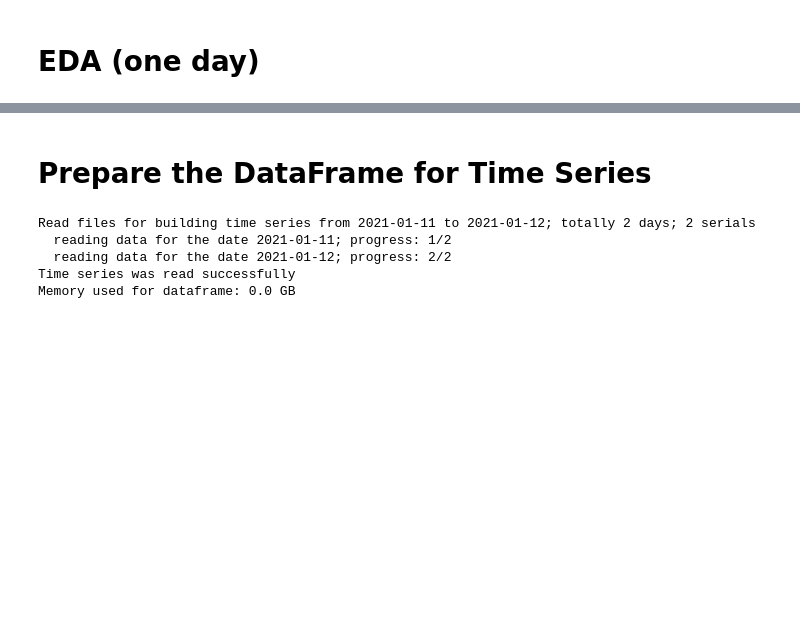
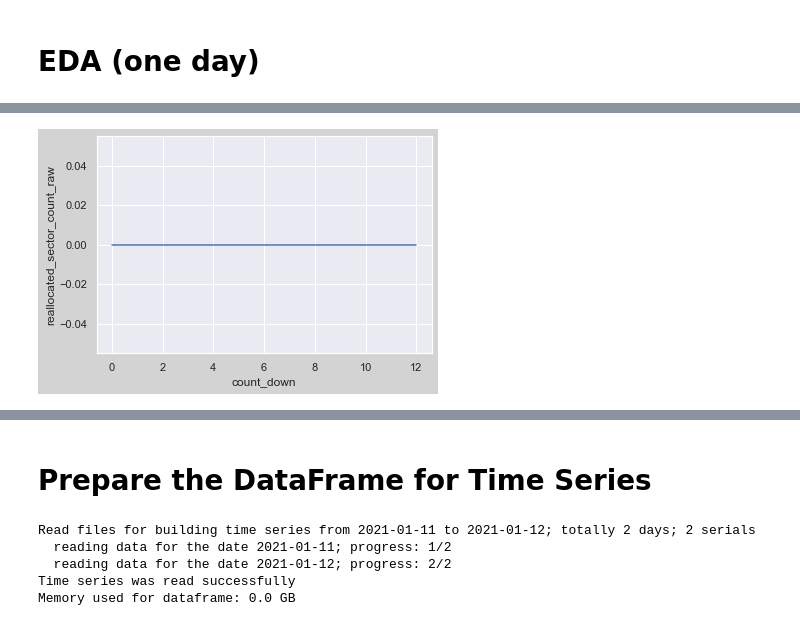
Before and after one commit to wcmphysics/DataScienceBootcamp-Capstone, a Jupyter notebook: notebooks/cmw.ipynb, the cells around one changed output, grey strips where cells are left out. Drawn from its saved outputs; the diff is of its cells as text; code cells hidden in the pictures; blank space fills up the shorter version.

```diff
--- a/notebooks/cmw.ipynb
+++ b/notebooks/cmw.ipynb
@@ -221,0 +544,3 @@ df.query("failure==1")
+# %%
+serial_failure = df_hd_model_failure["serial_number"].to_list()
+serial_failure
@@ -221,0 +587,5 @@ df.query("failure==1")
+# %%
+serial = serial_failure[10]
+ax = sns.lineplot(data=df_hd_model.query("serial_number == @serial"), x="count_down", y="reallocated_sector_count_raw")
+# %% [output]
+[figure, added]
```
Also changed, not shown: parts of 51 cells of this notebook.
